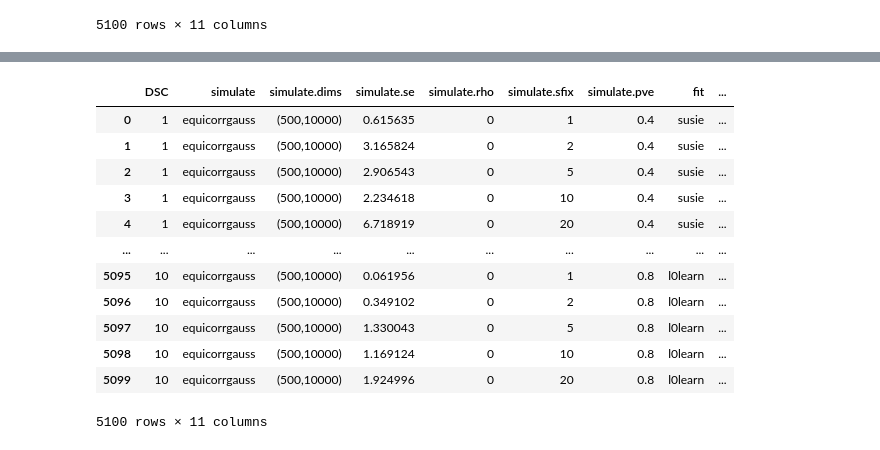
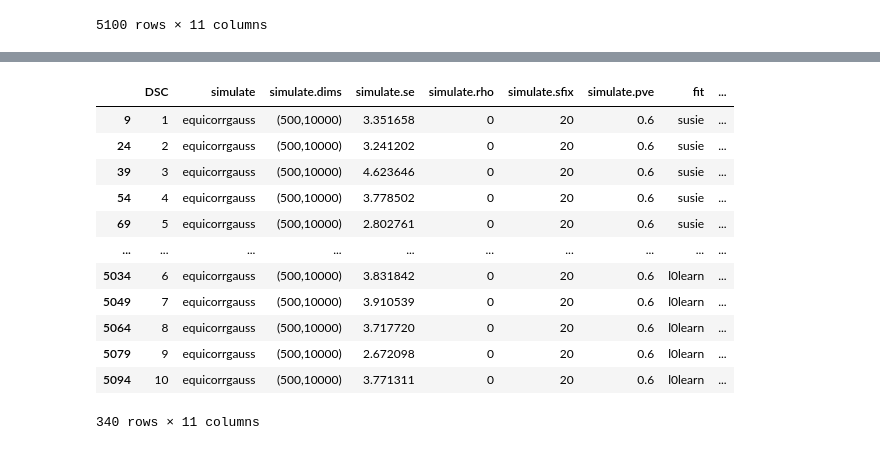
Before and after one commit to banskt/gradvi-experiments, a Jupyter notebook: analysis/fig_template_methods_on_xaxis.ipynb, the cells around one changed output, grey strips where cells are left out. Drawn from its saved outputs; the diff is of its cells as text; code cells hidden in the pictures.

```diff
--- a/analysis/fig_template_methods_on_xaxis.ipynb
+++ b/analysis/fig_template_methods_on_xaxis.ipynb
@@ -235,16 +242,16 @@ plt.show()
-# %%
-dscout
-# %% [output]
-|  | DSC | simulate | simulate.dims | simulate.se | simulate.rho | simulate.sfix | simulate.pve | fit | ... |
-| 0 | 1 | equicorrgauss | (500,10000) | 0.615635 | 0 | 1 | 0.4 | susie | ... |
-| 1 | 1 | equicorrgauss | (500,10000) | 3.165824 | 0 | 2 | 0.4 | susie | ... |
-| 2 | 1 | equicorrgauss | (500,10000) | 2.906543 | 0 | 5 | 0.4 | susie | ... |
-| 3 | 1 | equicorrgauss | (500,10000) | 2.234618 | 0 | 10 | 0.4 | susie | ... |
-| 4 | 1 | equicorrgauss | (500,10000) | 6.718919 | 0 | 20 | 0.4 | susie | ... |
-| ... | ... | ... | ... | ... | ... | ... | ... | ... | ... |
-| 5095 | 10 | equicorrgauss | (500,10000) | 0.061956 | 0 | 1 | 0.8 | l0learn | ... |
-| 5096 | 10 | equicorrgauss | (500,10000) | 0.349102 | 0 | 2 | 0.8 | l0learn | ... |
-| 5097 | 10 | equicorrgauss | (500,10000) | 1.330043 | 0 | 5 | 0.8 | l0learn | ... |
-| 5098 | 10 | equicorrgauss | (500,10000) | 1.169124 | 0 | 10 | 0.8 | l0learn | ... |
-| 5099 | 10 | equicorrgauss | (500,10000) | 1.924996 | 0 | 20 | 0.8 | l0learn | ... |
-5100 rows × 11 columns
+# %%
+dfm
+# %% [output]
+|  | DSC | simulate | simulate.dims | simulate.se | simulate.rho | simulate.sfix | simulate.pve | fit | ... |
+| 9 | 1 | equicorrgauss | (500,10000) | 3.351658 | 0 | 20 | 0.6 | susie | ... |
+| 24 | 2 | equicorrgauss | (500,10000) | 3.241202 | 0 | 20 | 0.6 | susie | ... |
+| 39 | 3 | equicorrgauss | (500,10000) | 4.623646 | 0 | 20 | 0.6 | susie | ... |
+| 54 | 4 | equicorrgauss | (500,10000) | 3.778502 | 0 | 20 | 0.6 | susie | ... |
+| 69 | 5 | equicorrgauss | (500,10000) | 2.802761 | 0 | 20 | 0.6 | susie | ... |
+| ... | ... | ... | ... | ... | ... | ... | ... | ... | ... |
+| 5034 | 6 | equicorrgauss | (500,10000) | 3.831842 | 0 | 20 | 0.6 | l0learn | ... |
+| 5049 | 7 | equicorrgauss | (500,10000) | 3.910539 | 0 | 20 | 0.6 | l0learn | ... |
+| 5064 | 8 | equicorrgauss | (500,10000) | 3.717720 | 0 | 20 | 0.6 | l0learn | ... |
+| 5079 | 9 | equicorrgauss | (500,10000) | 2.672098 | 0 | 20 | 0.6 | l0learn | ... |
+| 5094 | 10 | equicorrgauss | (500,10000) | 3.771311 | 0 | 20 | 0.6 | l0learn | ... |
+340 rows × 11 columns
```
Also changed, not shown: parts of 9 cells of this notebook, 5 other files.
